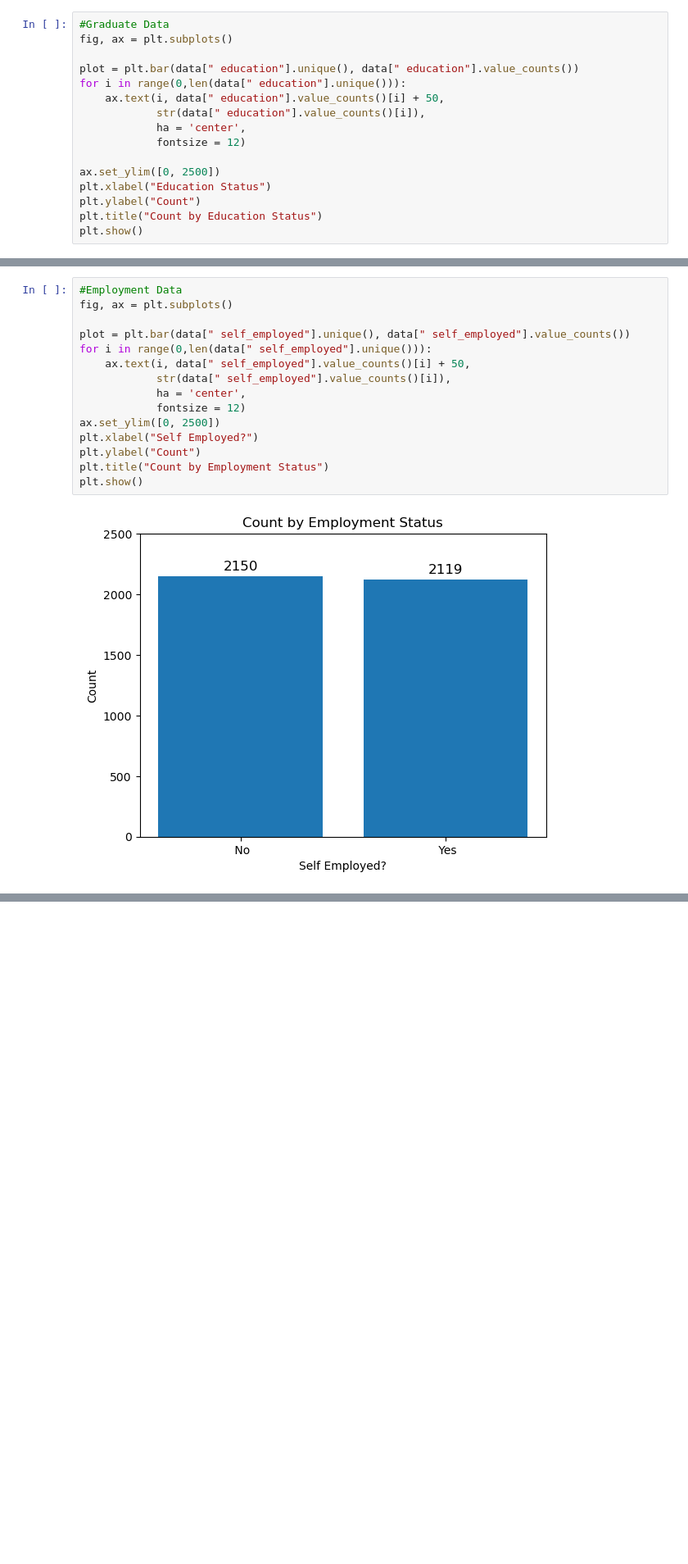
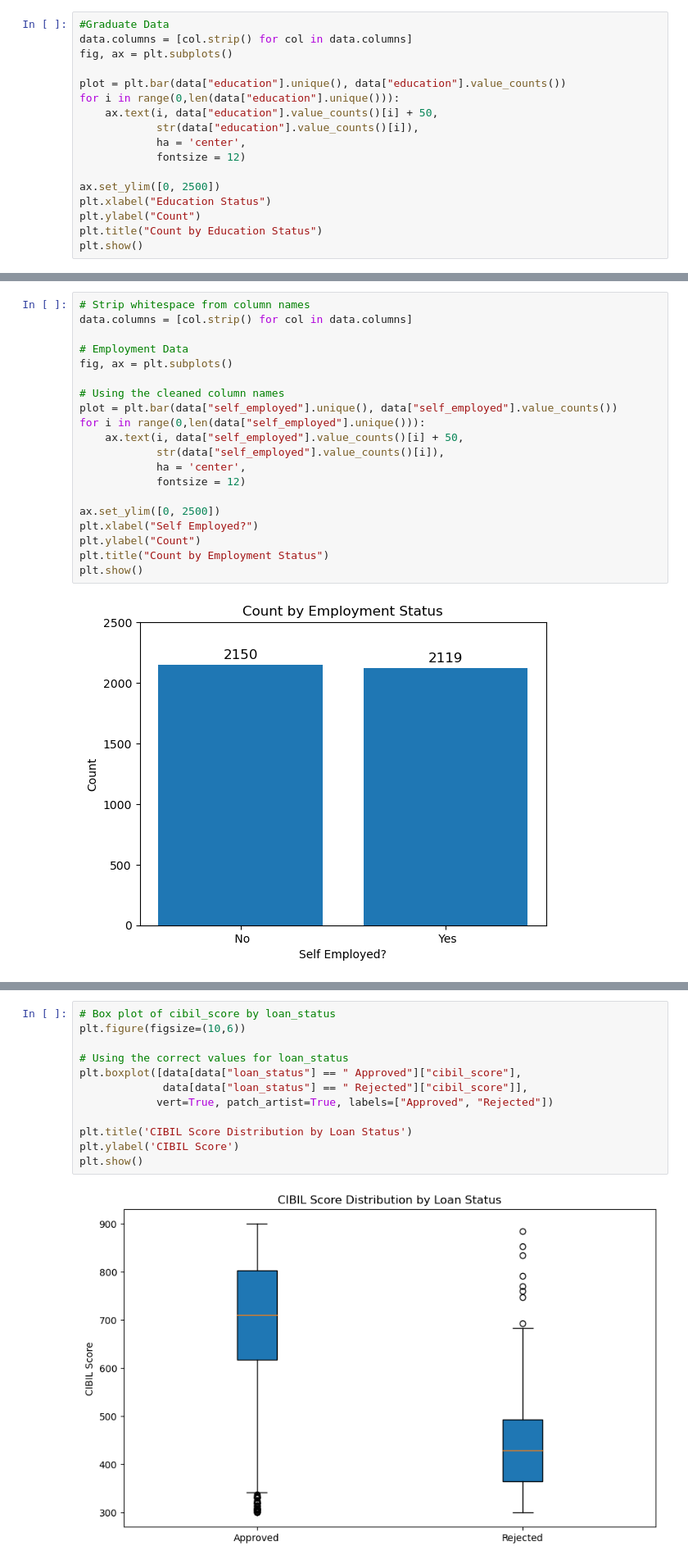
Before and after one commit to ArminaCA/finalproject, a Jupyter notebook: EDA.ipynb, the cells around one changed output, grey strips where cells are left out. Shown at 82% size. Drawn from its saved outputs; the diff is of its cells as text; blank space fills up the shorter version.

```diff
--- a/EDA.ipynb
+++ b/EDA.ipynb
@@ -28,12 +33,13 @@ data.set_index('loan_id')
 ### CATEGORICAL DATA
 # %%
 #Graduate Data
+data.columns = [col.strip() for col in data.columns]
 fig, ax = plt.subplots()
 
-plot = plt.bar(data[" education"].unique(), data[" education"].value_counts())
-for i in range(0,len(data[" education"].unique())):
-    ax.text(i, data[" education"].value_counts()[i] + 50,
-            str(data[" education"].value_counts()[i]),
+plot = plt.bar(data["education"].unique(), data["education"].value_counts())
+for i in range(0,len(data["education"].unique())):
+    ax.text(i, data["education"].value_counts()[i] + 50,
+            str(data["education"].value_counts()[i]),
             ha = 'center',
             fontsize = 12)
 
@@ -47,13 +58,18 @@ plt.show()
 # %%
-#Employment Data
+# Strip whitespace from column names
+data.columns = [col.strip() for col in data.columns]
+
+# Employment Data
 fig, ax = plt.subplots()
 
-plot = plt.bar(data[" self_employed"].unique(), data[" self_employed"].value_counts())
-for i in range(0,len(data[" self_employed"].unique())):
-    ax.text(i, data[" self_employed"].value_counts()[i] + 50,
-            str(data[" self_employed"].value_counts()[i]),
+# Using the cleaned column names
+plot = plt.bar(data["self_employed"].unique(), data["self_employed"].value_counts())
+for i in range(0,len(data["self_employed"].unique())):
+    ax.text(i, data["self_employed"].value_counts()[i] + 50,
+            str(data["self_employed"].value_counts()[i]),
             ha = 'center',
             fontsize = 12)
+
 ax.set_ylim([0, 2500])
 plt.xlabel("Self Employed?")
 plt.ylabel("Count")
@@ -80,0 +139,14 @@ plt.show()
+# %%
+# Box plot of cibil_score by loan_status
+plt.figure(figsize=(10,6))
+
+# Using the correct values for loan_status
+plt.boxplot([data[data["loan_status"] == " Approved"]["cibil_score"],
+             data[data["loan_status"] == " Rejected"]["cibil_score"]],
+            vert=True, patch_artist=True, labels=["Approved", "Rejected"])
+
+plt.title('CIBIL Score Distribution by Loan Status')
+plt.ylabel('CIBIL Score')
+plt.show()
+# %% [output]
+[figure, added]
```
Also changed, not shown: parts of 26 cells of this notebook.
